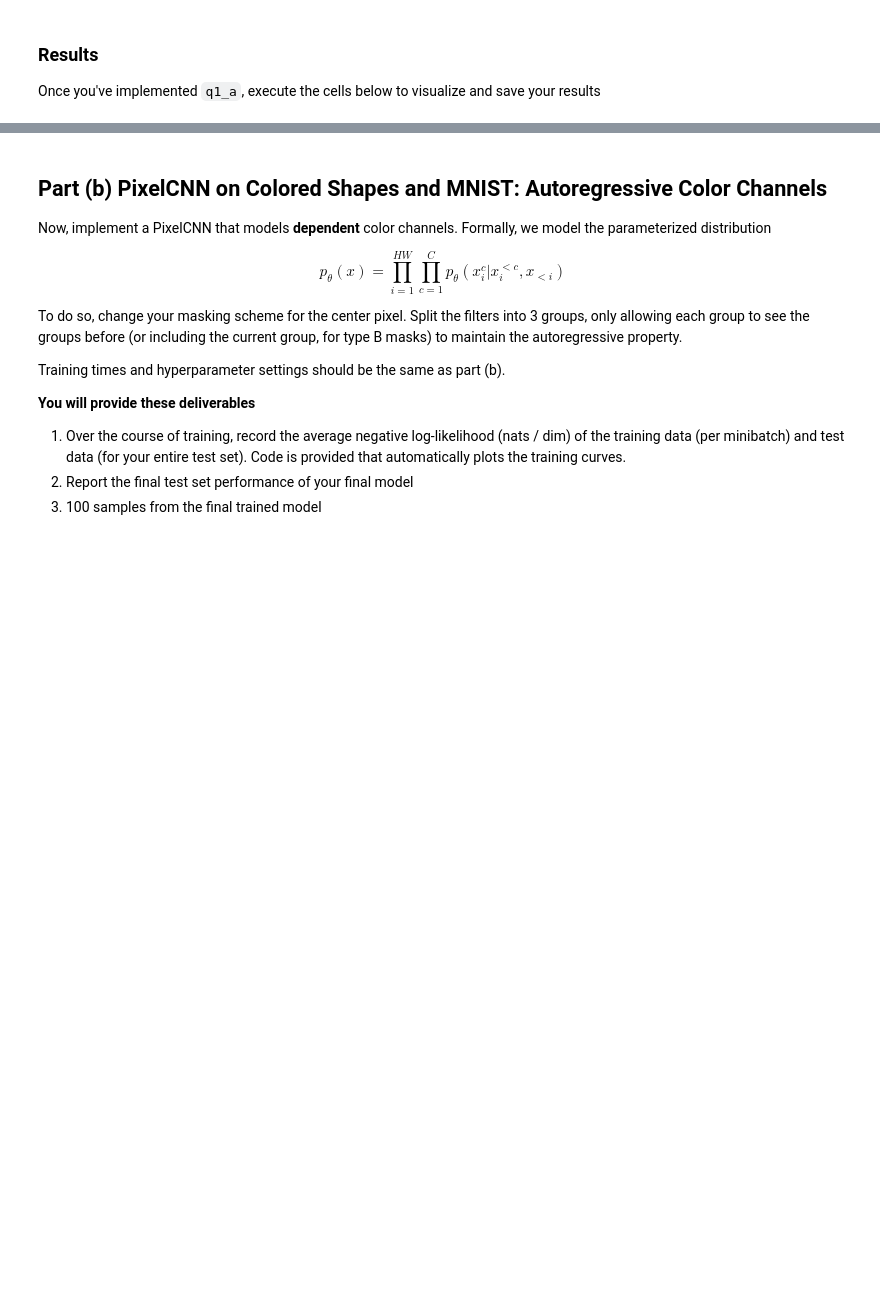
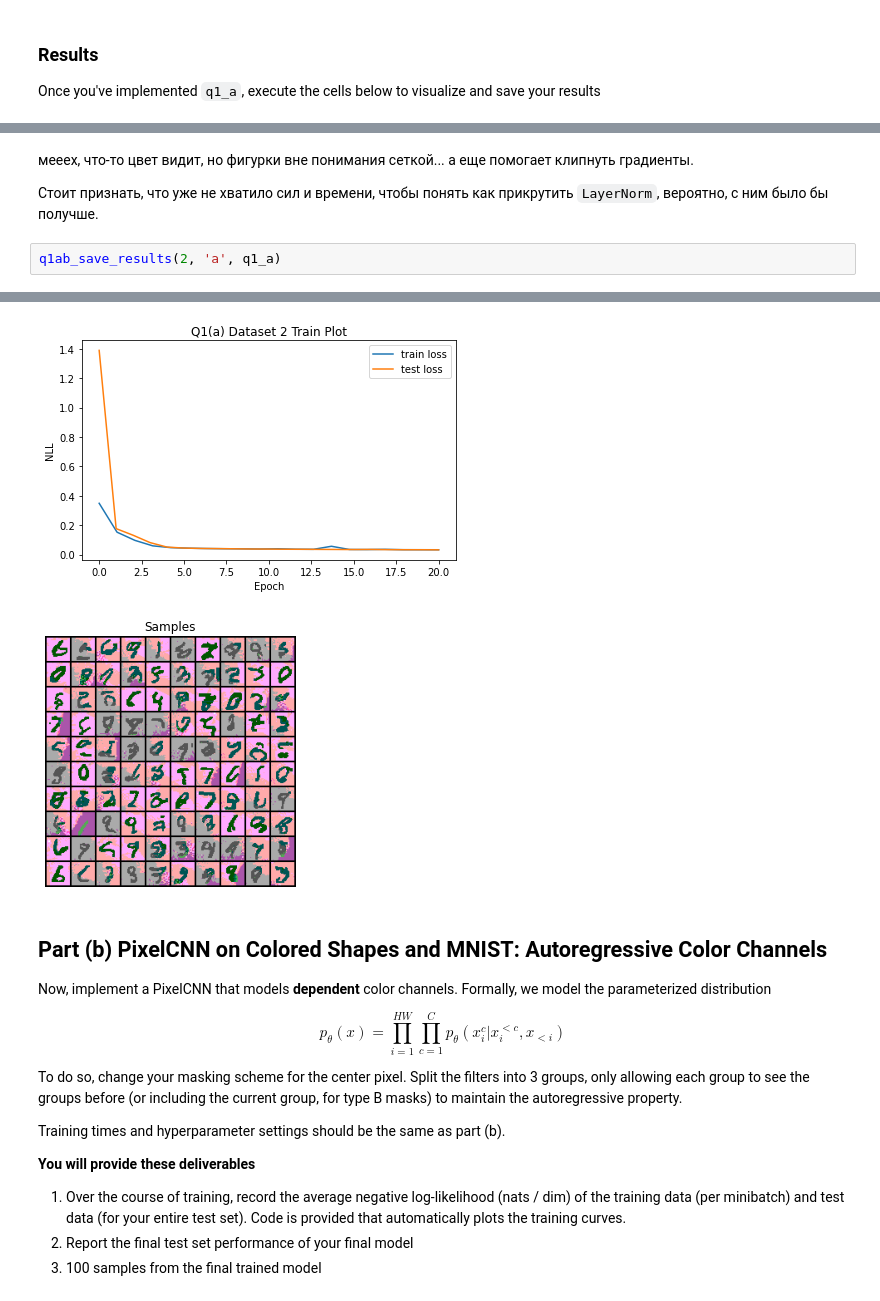
Before and after one commit to breengles/dul_2021, a Jupyter notebook: Homework2_PixelCNN.ipynb, the cells around one changed output, grey strips where cells are left out. Cells and saved outputs as stored; diff of their text form; blank space fills up the shorter version.

```diff
--- a/Homework2_PixelCNN.ipynb
+++ b/Homework2_PixelCNN.ipynb
@@ -86,0 +74,7 @@ Final Test Loss: 0.1702
+# %% [markdown]
+мееех, что-то цвет видит, но фигурки вне понимания сеткой... а еще помогает клипнуть градиенты.
+
+Стоит признать, что уже не хватило сил и времени, чтобы понять как прикрутить `LayerNorm`, вероятно, с ним было бы получше.
+# %%
+q1ab_save_results(2, 'a', q1_a)
+# %% [output]
@@ -87,3 +82,5 @@ Final Test Loss: 0.1702
+[figure, added]
+[figure, added]
 # %% [markdown]
 ## Part (b) PixelCNN on Colored Shapes and MNIST: Autoregressive Color Channels
 
```
Also changed, not shown: parts of 13 cells of this notebook, 9 other files.
